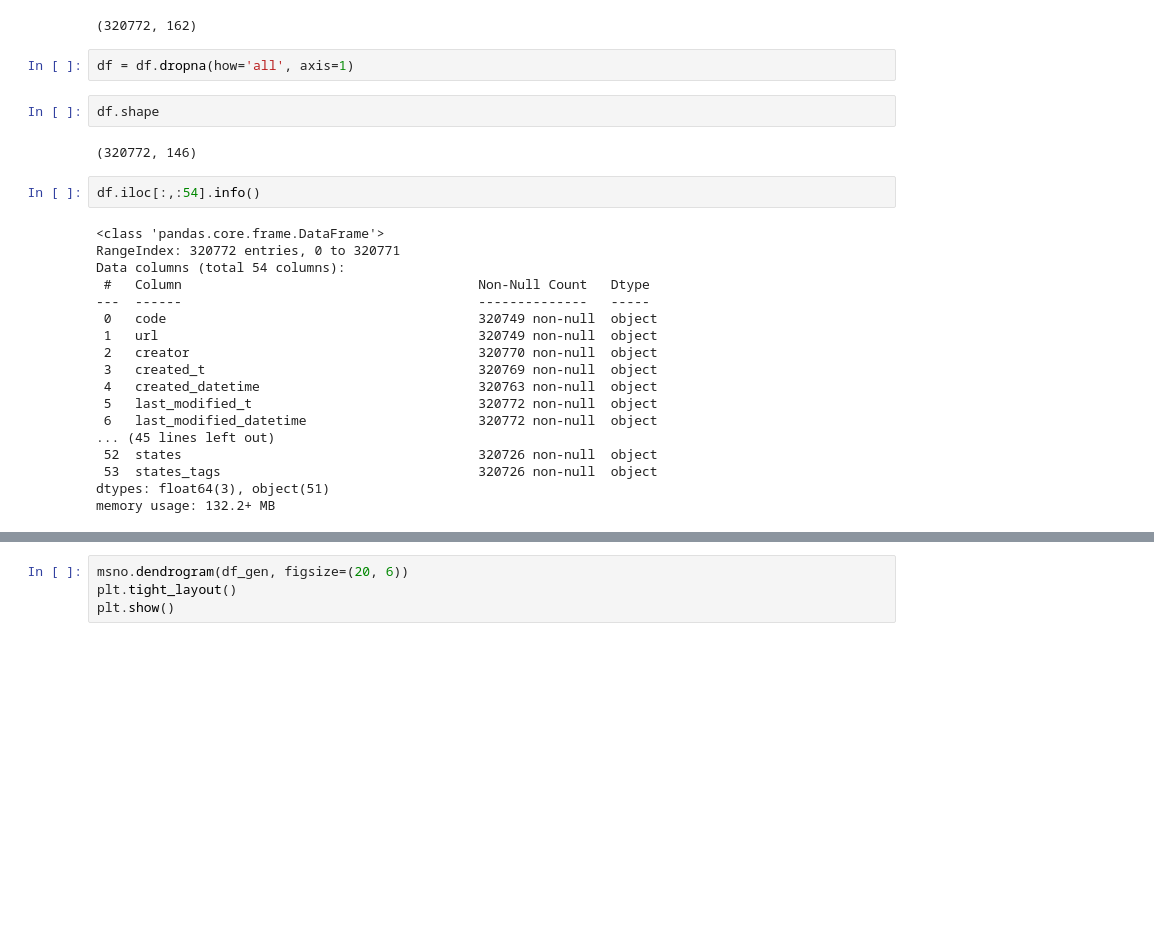
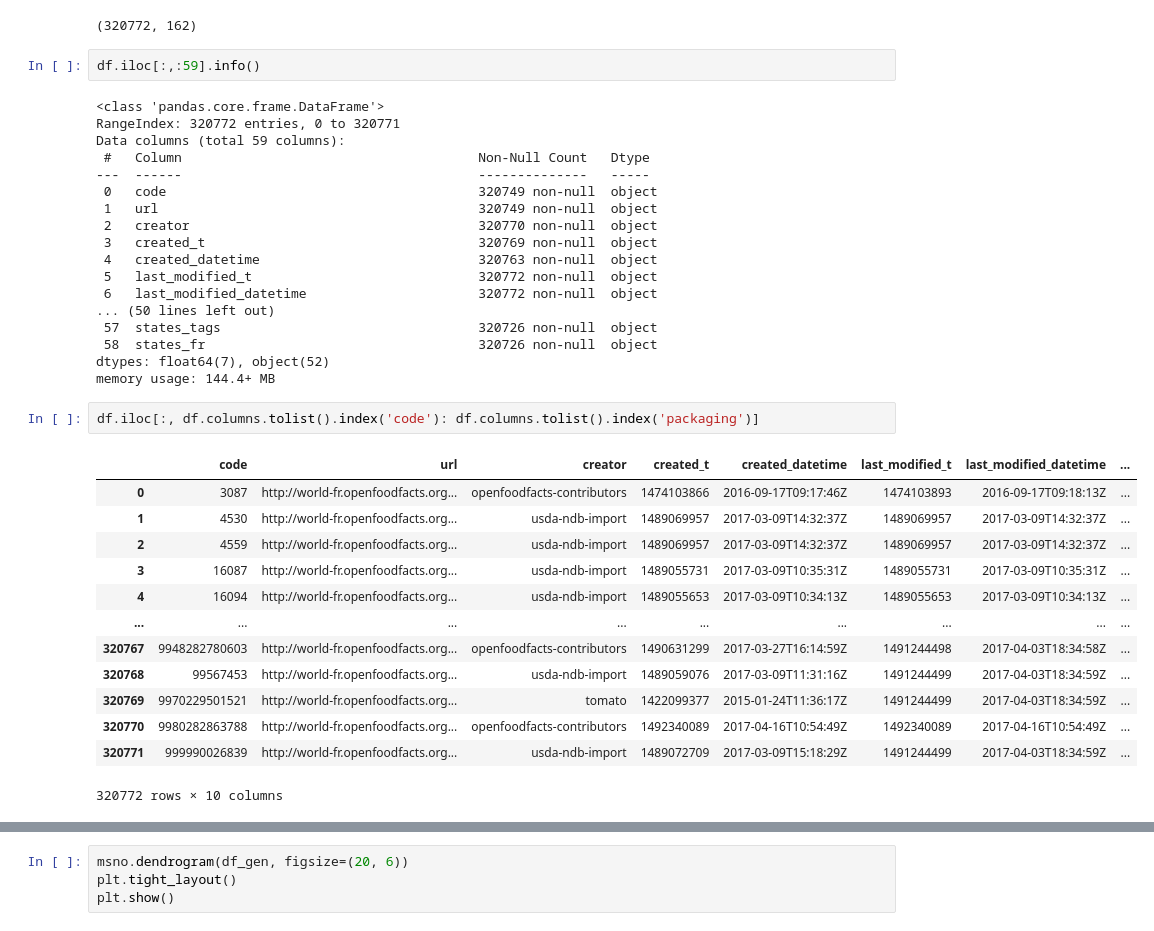
Before and after one commit to vicmcl/open_food_facts, a Jupyter notebook: src/notebook.ipynb, the cells around one changed output, grey strips where cells are left out. Saved outputs shown, nothing was run; the diff lists cells and outputs as text; blank space fills up the shorter version.

```diff
--- a/src/notebook.ipynb
+++ b/src/notebook.ipynb
@@ -10,18 +10,12 @@ df = pd.read_csv('../data/fr.openfoodfacts.org.products.csv', sep='\t')
 df.shape
 # %% [output]
 (320772, 162)
-# %%
-df = df.dropna(how='all', axis=1)
-# %%
-df.shape
-# %% [output]
-(320772, 146)
 # %%
-df.iloc[:,:54].info()
+df.iloc[:,:59].info()
 # %% [output]
 <class 'pandas.core.frame.DataFrame'>
 RangeIndex: 320772 entries, 0 to 320771
-Data columns (total 54 columns):
+Data columns (total 59 columns):
  #   Column                                      Non-Null Count   Dtype
 ---  ------                                      --------------   -----
  0   code                                        320749 non-null  object
@@ -31,11 +25,27 @@ Data columns (total 54 columns):
  4   created_datetime                            320763 non-null  object
  5   last_modified_t                             320772 non-null  object
  6   last_modified_datetime                      320772 non-null  object
-... (45 lines left out)
- 52  states                                      320726 non-null  object
- 53  states_tags                                 320726 non-null  object
-dtypes: float64(3), object(51)
-memory usage: 132.2+ MB
+... (50 lines left out)
+ 57  states_tags                                 320726 non-null  object
+ 58  states_fr                                   320726 non-null  object
+dtypes: float64(7), object(52)
+memory usage: 144.4+ MB
+# %%
+df.iloc[:, df.columns.tolist().index('code'): df.columns.tolist().index('packaging')]
+# %% [output]
+|  | code | url | creator | created_t | created_datetime | last_modified_t | last_modified_datetime | ... |
+| 0 | 3087 | http://world-fr.openfoodfacts.org... | openfoodfacts-contributors | 1474103866 | 2016-09-17T09:17:46Z | 1474103893 | 2016-09-17T09:18:13Z | ... |
+| 1 | 4530 | http://world-fr.openfoodfacts.org... | usda-ndb-import | 1489069957 | 2017-03-09T14:32:37Z | 1489069957 | 2017-03-09T14:32:37Z | ... |
+| 2 | 4559 | http://world-fr.openfoodfacts.org... | usda-ndb-import | 1489069957 | 2017-03-09T14:32:37Z | 1489069957 | 2017-03-09T14:32:37Z | ... |
+| 3 | 16087 | http://world-fr.openfoodfacts.org... | usda-ndb-import | 1489055731 | 2017-03-09T10:35:31Z | 1489055731 | 2017-03-09T10:35:31Z | ... |
+| 4 | 16094 | http://world-fr.openfoodfacts.org... | usda-ndb-import | 1489055653 | 2017-03-09T10:34:13Z | 1489055653 | 2017-03-09T10:34:13Z | ... |
+| ... | ... | ... | ... | ... | ... | ... | ... | ... |
+| 320767 | 9948282780603 | http://world-fr.openfoodfacts.org... | openfoodfacts-contributors | 1490631299 | 2017-03-27T16:14:59Z | 1491244498 | 2017-04-03T18:34:58Z | ... |
+| 320768 | 99567453 | http://world-fr.openfoodfacts.org... | usda-ndb-import | 1489059076 | 2017-03-09T11:31:16Z | 1491244499 | 2017-04-03T18:34:59Z | ... |
+| 320769 | 9970229501521 | http://world-fr.openfoodfacts.org... | tomato | 1422099377 | 2015-01-24T11:36:17Z | 1491244499 | 2017-04-03T18:34:59Z | ... |
+| 320770 | 9980282863788 | http://world-fr.openfoodfacts.org... | openfoodfacts-contributors | 1492340089 | 2017-04-16T10:54:49Z | 1492340089 | 2017-04-16T10:54:49Z | ... |
+| 320771 | 999990026839 | http://world-fr.openfoodfacts.org... | usda-ndb-import | 1489072709 | 2017-03-09T15:18:29Z | 1491244499 | 2017-04-03T18:34:59Z | ... |
+320772 rows × 10 columns
 # %%
 df.sample(10)
 # %% [output]
```
Also changed, not shown: parts of 11 cells of this notebook.
